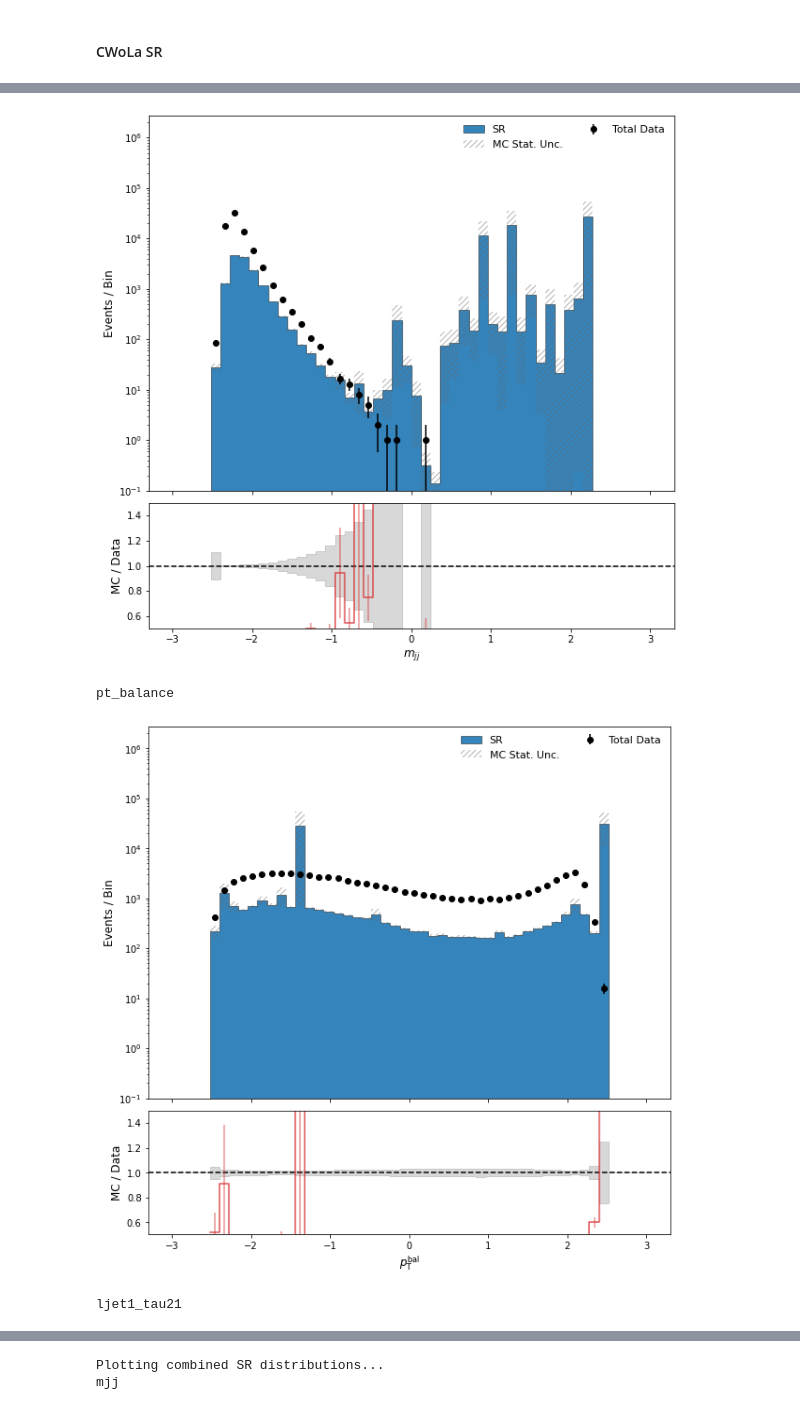
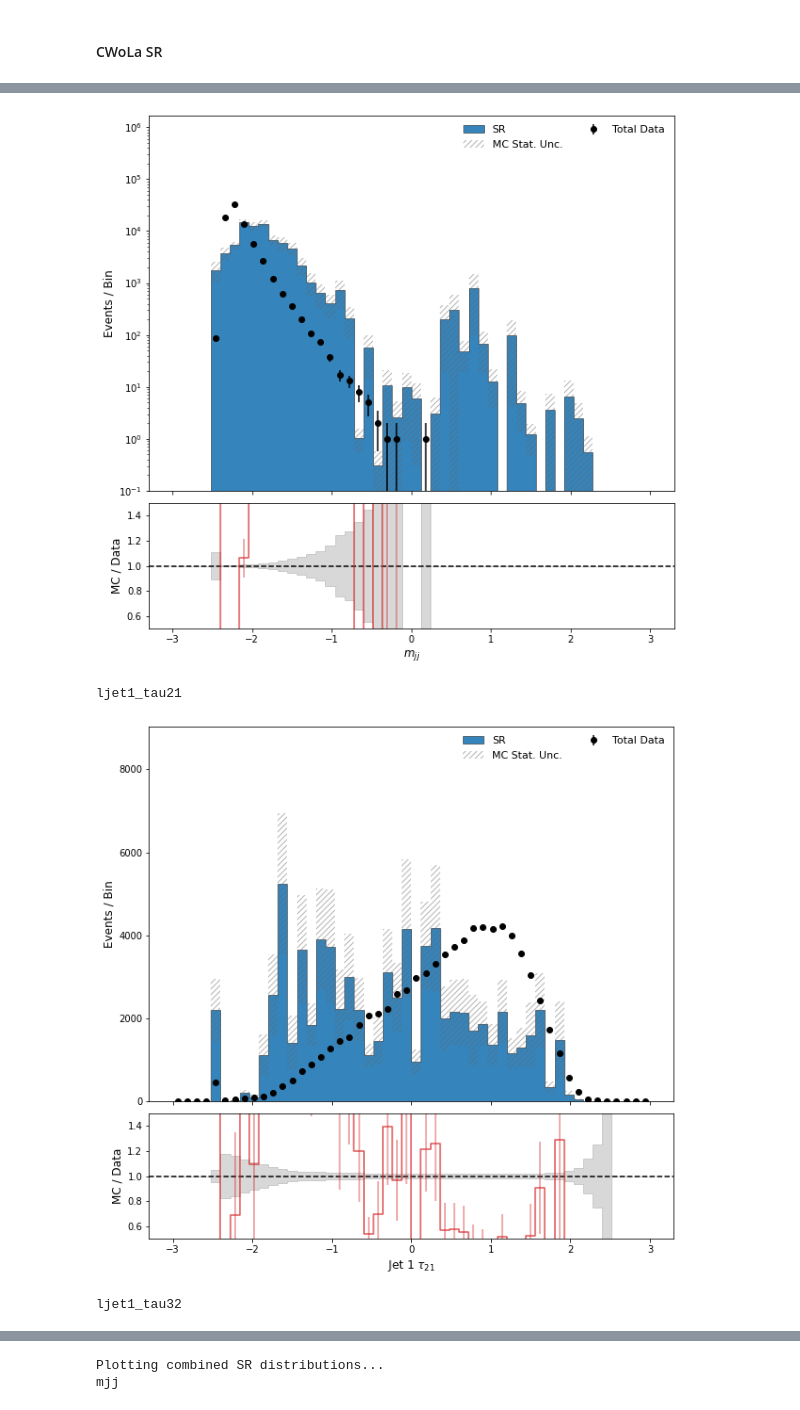
Before and after one commit to sherkaicode/Non-Resonant-AD, a Jupyter notebook: train_CR.ipynb, the cells around one changed output, grey strips where cells are left out. Drawn from its saved outputs; the diff is of its cells as text; code cells hidden in the pictures.

```diff
--- a/train_CR.ipynb
+++ b/train_CR.ipynb
@@ -907,7 +864,8 @@ for region in CR_regions:
 
     MC_events_weights_test[region] = MC_events_test[region]["weight_phys"]
     context_var = ['ht', 'met_recalc_pt']
-    features = [col for col in Data_events_test[region].columns if col not in context_var]
+    # features = [col for col in Data_events_test[region].columns if col not in context_var]
+    features = ['mjj', 'ljet1_tau21', 'ljet1_tau32', 'ljet2_tau21', 'ljet2_tau32']
     # print("Context Variables:", context_var)
     # print("Feature Variables:", features)
 
@@ -1141,7 +1109,8 @@ model_path = "/home/aegis/Titan1/NRAD/data/Models"
 weights_reweight = {}
 
 for region in ["CR0L"]:
-    model_path_region = os.path.join(model_path, f"{model}_PreTrained_3x100.pt")
+    # model_path_region = os.path.join(model_path, f"{model}_PreTrained_3x100.pt")
+    model_path_region = os.path.join(model_path, f"{model}_CR0L_FineTuned_3x500.pt")
     if os.path.exists(model_path_region):
         print(f"Model for {region} exists at {model_path_region}")
     else:
@@ -1210,7 +1176,9 @@ data_events_sr = pd.read_parquet(os.path.join(f"{dataset_path}/Scaled_Regions",
 
 
 context_var = ['ht', 'met_recalc_pt']
-features = [col for col in data_events_sr.columns if col not in context_var]
+# features = [col for col in data_events_sr.columns if col not in context_var]
+features = ['mjj', 'ljet1_tau21', 'ljet1_tau32', 'ljet2_tau21', 'ljet2_tau32']
+
 
 print("Context Variables:", context_var)
 print("Feature Variables:", features)
@@ -1229,10 +1197,19 @@ model_path = "/home/aegis/Titan1/NRAD/data/Models"
 # 1. Initialize an array of zeros with the same length as your SR MC events
 combined_w_sr = np.zeros(len(mc_events_sr))
 
+
+def regularize_weights(w_arr, sigma = 3.0):
+    w_copy = np.copy(w_arr)
+    mean_w = np.mean(w_copy)
+    std_w = np.std(w_copy)
+    w_copy[w_copy > (sigma*std_w + mean_w)] = 0
+    return w_copy
+
 print(CR_regions)
 for region in ["CR0L"]:
     print(f"Calculating reweighting weights from {region} for SR...")
-    model_path_region = os.path.join(model_path, f"{model}_PreTrained_3x100.pt")
+    # model_path_region = os.path.join(model_path, f"{model}_PreTrained_3x100.pt")
+    model_path_region = os.path.join(model_path, f"{model}_CR0L_FineTuned_3x500.pt")
     if os.path.exists(model_path_region):
         print(f"Model for {region} exists at {model_path_region}")
     else:
@@ -1247,6 +1224,8 @@ for region in ["CR0L"]:
     w_sr = NN_reweight.evaluation(mc_events_sr[context_var + features].values)
     w_sr = np.clip(w_sr, 1e-7, 1.0 - 1e-7)
     w_sr = (w_sr / (1 - w_sr)).flatten()
+
+    w_sr = regularize_weights(w_sr, sigma=3.0)
     # 2. Add this region's predicted weights to the total combined weights
     # w_sr = np.ones(len(w_sr))
     combined_w_sr += w_sr
@@ -1275,7 +1254,7 @@ Model for CR0L exists at /home/aegis/Titan1/NRAD/data/Models/reweight_PreTrained
 Generating samples
 Plotting combined SR distributions...
 mjj
-[figure, old version]
+[figure, new version]
-pt_balance
+ljet1_tau21
-[figure, old version]
+[figure, new version]
-ljet1_tau21
+ljet1_tau32
```
Also changed, not shown: parts of 14 cells of this notebook.
